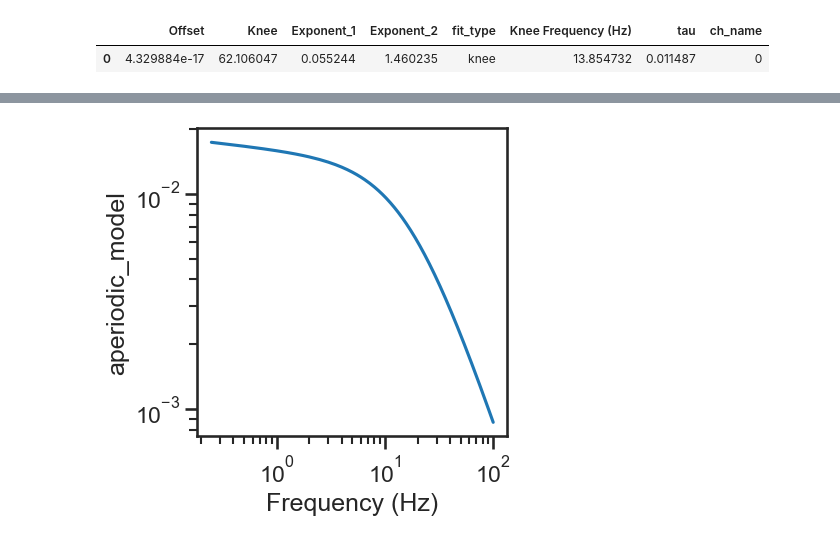
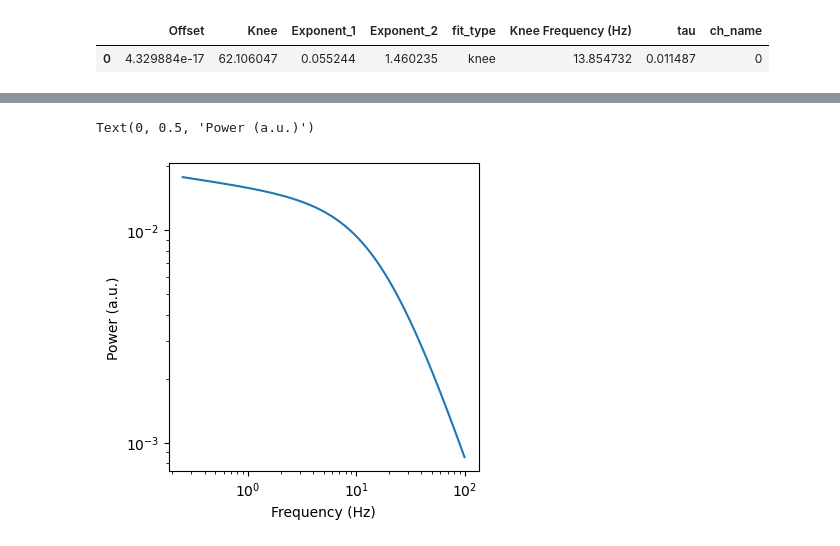
Before and after one commit to schmidtfa/pyrasa, a Jupyter notebook: examples/basic_functionality.ipynb, the cells around one changed output, grey strips where cells are left out. Cells and saved outputs as stored; diff of their text form; code cells hidden in the pictures.

```diff
--- a/examples/basic_functionality.ipynb
+++ b/examples/basic_functionality.ipynb
@@ -231,9 +234,6 @@ irasa_out = irasa(sig,
                             },
                     hset_info=(1, 2.5, 0.05))
 # %%
-import seaborn as sns
-sns.set_style('ticks')
-sns.set_context('talk')
 f, axes = plt.subplots(ncols=2, figsize=(8, 4))
 axes[0].plot(irasa_out.freqs, irasa_out.periodic[0,:])
 axes[0].set_ylabel('Power (a.u.)')
@@ -276,10 +280,11 @@ pd.concat([ap_f.gof, ap_k.gof])
 # %%
 f, ax = plt.subplots(figsize=(4,4))
-sns.lineplot(data=ap_k.model, x='Frequency (Hz)', y='aperiodic_model', ax=ax)
-ax.set_xscale('log')
-ax.set_yscale('log')
+ax.loglog(ap_k.model['Frequency (Hz)'], ap_k.model['aperiodic_model'])
+ax.set_xlabel('Frequency (Hz)')
+ax.set_ylabel('Power (a.u.)')
 # %% [output]
+Text(0, 0.5, 'Power (a.u.)')
-[figure, old version]
+[figure, new version]
 # %%
 ap_k
 # %% [output]
```
Also changed, not shown: parts of 16 cells of this notebook, 6 other files.
